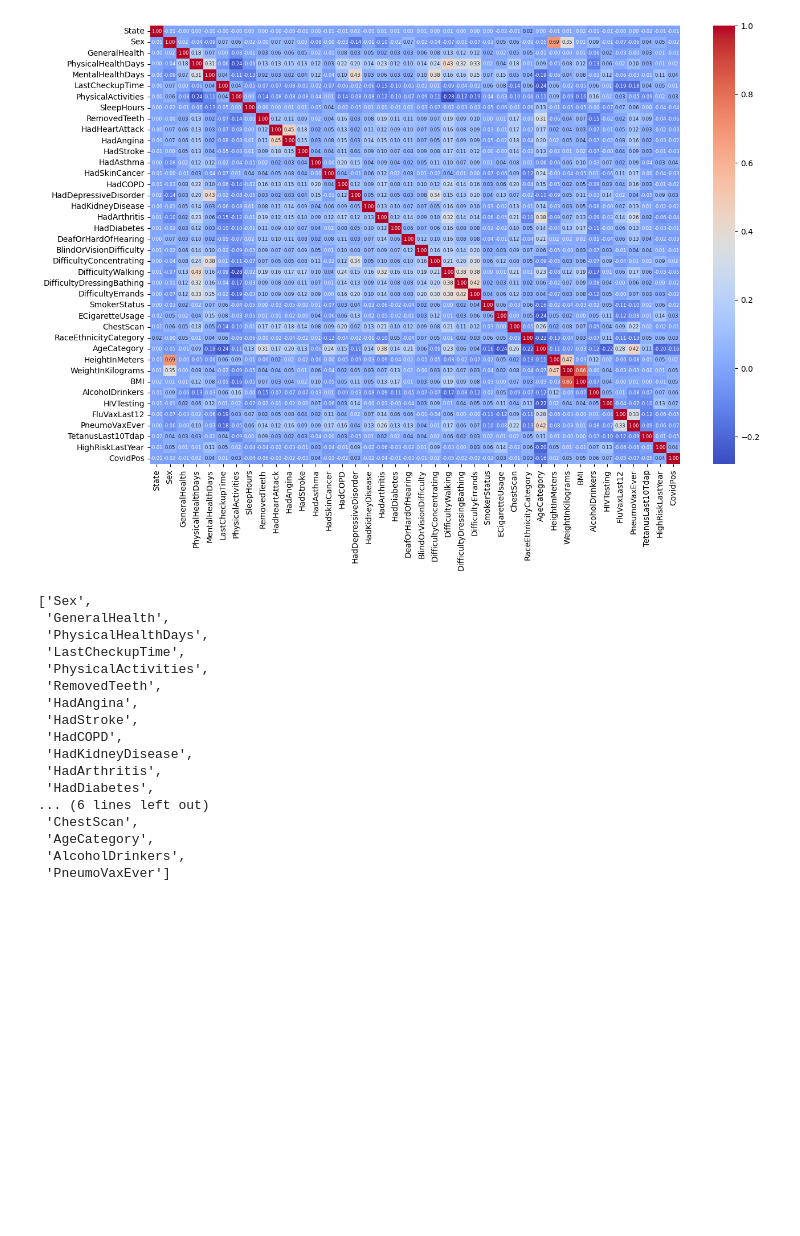
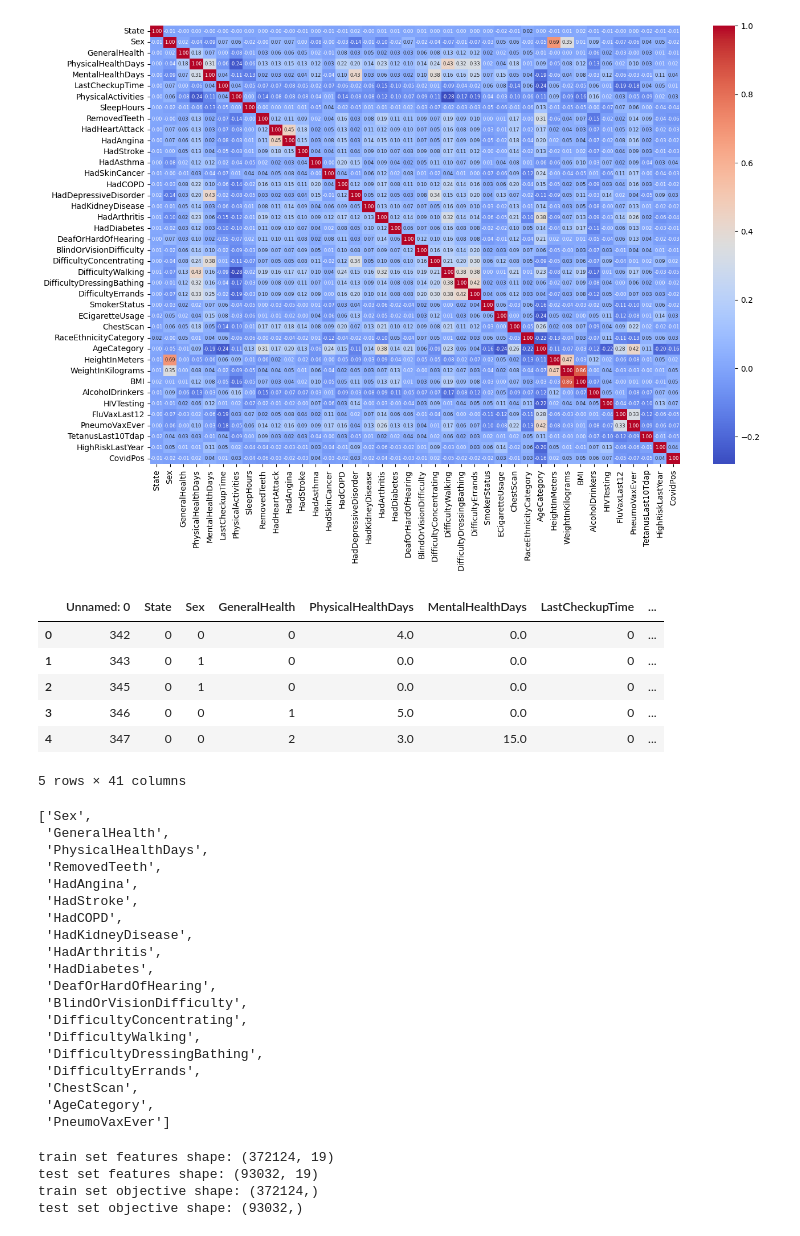
Before and after one commit to LiuRuohui/COMP7103_DataMining, a Jupyter notebook: data_preprocessing.ipynb, the cells around one changed output. Saved outputs shown, nothing was run; the diff lists cells and outputs as text; code cells hidden in the pictures; blank space fills up the shorter version.

```diff
--- a/data_preprocessing.ipynb
+++ b/data_preprocessing.ipynb
@@ -498,21 +491,34 @@ sns.heatmap(corr, annot=True, fmt=".2f", cmap="coolwarm", annot_kws={"size": 6},
 plt.show()
 # %% [output]
 [figure]
+# %%
+# Load the dataset
+data = pd.read_csv('data_cleaned.csv')
+
+# Display the first few rows to understand the structure
+data.head()
+# %% [output]
+|  | Unnamed: 0 | State | Sex | GeneralHealth | PhysicalHealthDays | MentalHealthDays | LastCheckupTime | ... |
+| 0 | 342 | 0 | 0 | 0 | 4.0 | 0.0 | 0 | ... |
+| 1 | 343 | 0 | 1 | 0 | 0.0 | 0.0 | 0 | ... |
+| 2 | 345 | 0 | 1 | 0 | 0.0 | 0.0 | 0 | ... |
+| 3 | 346 | 0 | 0 | 1 | 5.0 | 0.0 | 0 | ... |
+| 4 | 347 | 0 | 0 | 2 | 3.0 | 15.0 | 0 | ... |
+5 rows × 41 columns
 # %%
 
-strong_correlation_cols = [col for col in corr.columns if abs(corr.loc['HadHeartAttack', col]) >= 0.05 and col != 'HadHeartAttack']
+corr = data.corr()
+strong_correlation_cols = [col for col in corr.columns if corr.loc['HadHeartAttack', col] >= 0.05 and col != 'HadHeartAttack']
 
 # Select features (X) and target (y)
-X = data_cleaned[strong_correlation_cols]
-y = data_cleaned['HadHeartAttack']
+X = data[strong_correlation_cols]
+y = data['HadHeartAttack']
 
 strong_correlation_cols
 # %% [output]
 ['Sex',
  'GeneralHealth',
  'PhysicalHealthDays',
- 'LastCheckupTime',
- 'PhysicalActivities',
  'RemovedTeeth',
  'HadAngina',
  'HadStroke',
@@ -520,8 +526,12 @@ strong_correlation_cols
  'HadKidneyDisease',
  'HadArthritis',
  'HadDiabetes',
-... (6 lines left out)
+ 'DeafOrHardOfHearing',
+ 'BlindOrVisionDifficulty',
+ 'DifficultyConcentrating',
+ 'DifficultyWalking',
+ 'DifficultyDressingBathing',
+ 'DifficultyErrands',
  'ChestScan',
  'AgeCategory',
- 'AlcoholDrinkers',
  'PneumoVaxEver']
@@ -528,3 +555,16 @@ strong_correlation_cols
+# %%
+X_train, X_test, y_train, y_test = train_test_split(x, y, test_size=0.2, random_state=42)
+
+
+print("train set features shape:", X_train.shape)
+print("test set features shape:", X_test.shape)
+print("train set objective shape:", y_train.shape)
+print("test set objective shape:", y_test.shape)
+# %% [output]
+train set features shape: (372124, 19)
+test set features shape: (93032, 19)
+train set objective shape: (372124,)
+test set objective shape: (93032,)
 # %%
 # 特征列（X）和目标列（y）
 X = data_cleaned.drop(columns=['HadHeartAttack'])  # 所有列除了 HadHeartAttack
```
Also changed, not shown: parts of 8 cells of this notebook.
